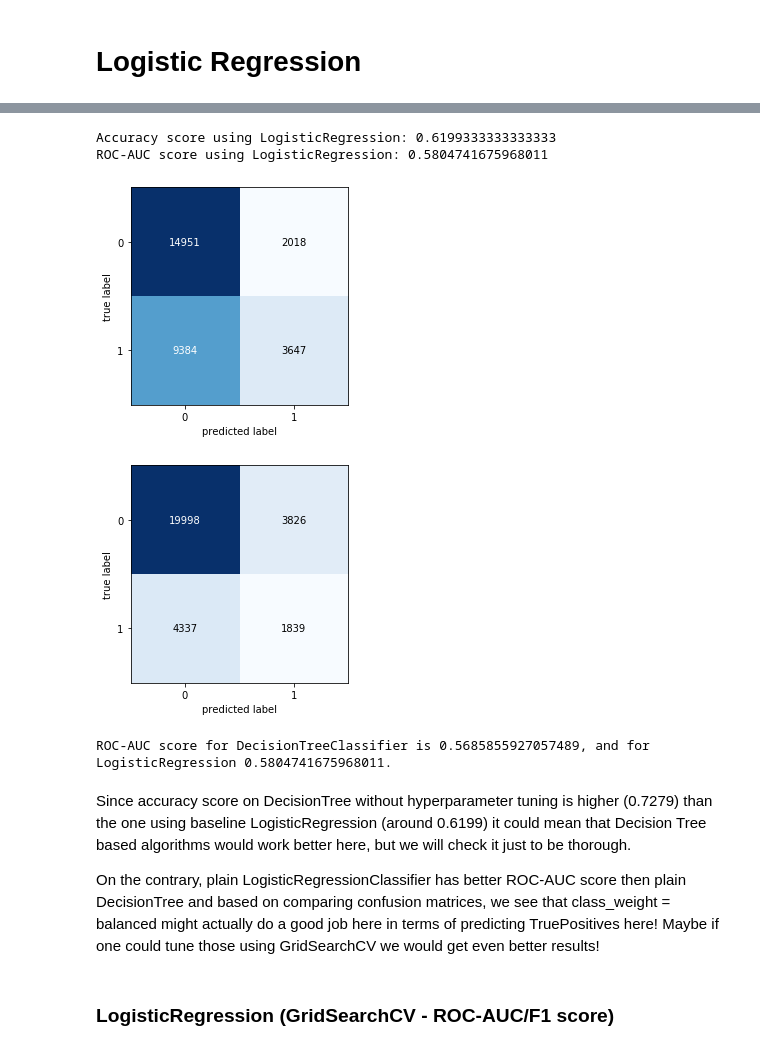
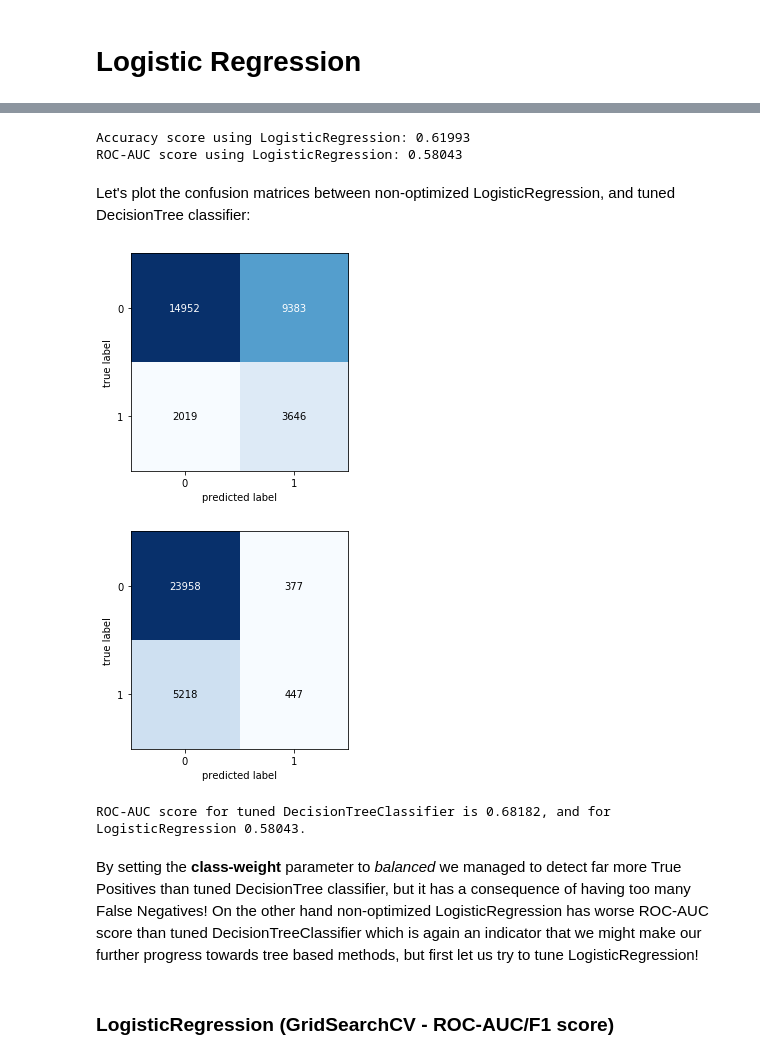
Before and after one commit to lobvh/flight-delays, a Jupyter notebook: flight-prediction.ipynb, the cells around one changed output, grey strips where cells are left out. Cells and saved outputs as stored; diff of their text form; code cells hidden in the pictures.

Commit message:
Major fixes: grammatical, commenting the project, including stuff I forgot last time.

```diff
--- a/flight-prediction.ipynb
+++ b/flight-prediction.ipynb
@@ -221,5 +304,6 @@ skf = StratifiedKFold(n_splits = 5, shuffle = True, random_state = 17)
 # %%
-tree_grid = GridSearchCV(estimator = dt, param_grid = tree_params, cv = skf, n_jobs = -1)
+#Using GridSearchCV to test all possible permutations of tree_params to find the optimal score on validation set
+tree_grid = GridSearchCV(estimator = dt, scoring = 'accuracy',  param_grid = tree_params, cv = skf, n_jobs = -1)
 # %%
 %%time
 tree_grid.fit(X_train, y_train)
@@ -369,0 +509,14 @@ Let's just imagine a buisness case scenario where we have to predict those delay
+# %%
+#Define a kNN pipeline
+knn_pipe = Pipeline([('scaler', StandardScaler()), \
+                     ('knn', KNeighborsClassifier(n_jobs=-1))])
+
+
+#For the simplicity, tuning only number of neighbors
+knn_params = {'knn__n_neighbors': range(1, 10)}
+
+knn_grid = GridSearchCV(estimator = knn_pipe, param_grid = knn_params,
+                        cv=5, n_jobs=-1, scoring = 'roc_auc')
+# %%
+%%time
+knn_grid.fit(X_train, y_train)
@@ -379,6 +585,8 @@ It is convenient to use feature scaling when we are dealing with any type of lin
 # %%
-logit = LogisticRegression(random_state = 17, solver = 'lbfgs', C = 1,
-                           class_weight = 'balanced', max_iter = 500)
+#Define LogisticRegression classifier
+logit = LogisticRegression(random_state = RANDOM_STATE, solver = 'lbfgs', C = 1,
+                           class_weight = 'balanced', max_iter = 500, penalty = 'l2')
+#Create a data pipeline
 logit_pipe = Pipeline([('scaler', StandardScaler()),
                        ('logit', logit)])
 # %%
@@ -405,28 +618,28 @@ logit_acc_score = accuracy_score(logit_val_preds, y_valid)
 logit_roc_auc_score = roc_auc_score(logit_val_preds, y_valid)
 # %%
-print(f'Accuracy score using LogisticRegression: {logit_acc_score}')
-print(f'ROC-AUC score using LogisticRegression: {logit_roc_auc_score}')
+print(f'Accuracy score using LogisticRegression: {round(logit_acc_score, 5)}')
+print(f'ROC-AUC score using LogisticRegression: {round(logit_roc_auc_score, 5)}')
 # %% [output]
-Accuracy score using LogisticRegression: 0.6199333333333333
-ROC-AUC score using LogisticRegression: 0.5804741675968011
+Accuracy score using LogisticRegression: 0.61993
+ROC-AUC score using LogisticRegression: 0.58043
+# %% [markdown]
+Let's plot the confusion matrices between non-optimized LogisticRegression, and tuned DecisionTree classifier:
 # %%
 #LogisticRegressionClassifier confusion matrix
-plot_confusion_matrix(confusion_matrix(logit_val_preds, y_valid));
+plot_confusion_matrix(confusion_matrix(y_valid, logit_val_preds));
 # %% [output]
-[figure, old version]
+[figure, new version]
 # %%
-#DecisionTreeClassifier confusion matrix
-plot_confusion_matrix(confusion_matrix(dt_preds, y_valid));
+#Tuned DecisionTree confusion matrix
+plot_confusion_matrix(confusion_matrix(y_valid, dt_best_auc_pred));
 # %% [output]
-[figure, old version]
+[figure, new version]
 # %%
-print(f'ROC-AUC score for DecisionTreeClassifier is {dt_roc_auc_score}, and for LogisticRegression {logit_roc_auc_score}.')
+print(f'ROC-AUC score for tuned DecisionTreeClassifier is {round(roc_auc_score(dt_best_auc_pred, y_valid), 5)}, and for LogisticRegression {round(logit_roc_auc_score, 5)}.')
 # %% [output]
-ROC-AUC score for DecisionTreeClassifier is 0.5685855927057489, and for LogisticRegression 0.5804741675968011.
+ROC-AUC score for tuned DecisionTreeClassifier is 0.68182, and for LogisticRegression 0.58043.
-# %% [markdown]
-Since accuracy score on DecisionTree without hyperparameter tuning is higher (0.7279) than the one using baseline LogisticRegression (around 0.6199) it could mean that Decision Tree based algorithms would work better here, but we will check it just to be thorough.
-
-On the contrary, plain LogisticRegressionClassifier has better ROC-AUC score then plain DecisionTree and based on comparing confusion matrices, we see that class_weight = balanced might actually do a good job here in terms of predicting TruePositives here! Maybe if one could tune those using GridSearchCV we would get even better results!
+# %% [markdown]
+By setting the **class-weight** parameter to *balanced* we managed to detect far more True Positives than tuned DecisionTree classifier, but it has a consequence of having too many False Negatives! On the other hand non-optimized LogisticRegression has worse ROC-AUC score than tuned DecisionTreeClassifier which is again an indicator that we might make our further progress towards tree based methods, but first let us try to tune LogisticRegression!
 # %% [markdown]
 ### LogisticRegression (GridSearchCV - ROC-AUC/F1 score)
 # %% [markdown]
```
Also changed, not shown: parts of 101 cells of this notebook.
